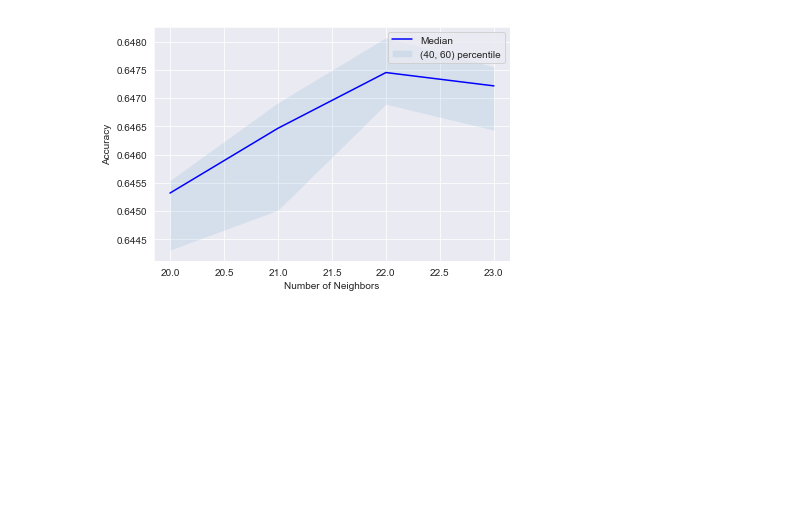
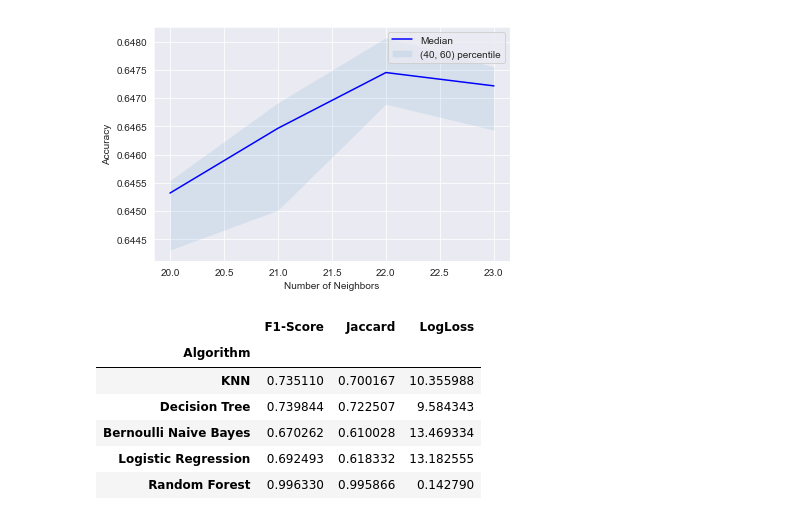
Before and after one commit to sunilsinghuk/Applied-Data-Science_Coursera, a Jupyter notebook: BOTN-04-Modelling.ipynb, the cells around one changed output. Drawn from its saved outputs; the diff is of its cells as text; code cells hidden in the pictures; blank space fills up the shorter version.

```diff
--- a/BOTN-04-Modelling.ipynb
+++ b/BOTN-04-Modelling.ipynb
@@ -200,6 +204,8 @@ C:  0.31622776601683794   2018-10-08 15:04:19.914529
 C:  1.0   2018-10-08 15:04:26.714254
 C:  3.1622776601683795   2018-10-08 15:04:33.369058
 [figure]
+# %%
+LR_model = LogisticRegression(C = 0.1, solver = 'liblinear').fit(X, y)
 # %%
 # Naive Bayes
 
@@ -232,3 +238,5 @@ Alpha:  1.0   2018-10-08 15:06:28.977010
+# %%
+NB_model = BernoulliNB(alpha=a).fit(X, y)
 # %%
 # Decision Forest using a Random Forest
 
@@ -252,3 +260,43 @@ Estimator:  21   2018-10-08 15:46:39.961439
 Estimator:  22   2018-10-08 15:47:19.027772
 Estimator:  23   2018-10-08 15:47:59.712219
 [figure]
+# %%
+Forest_model = RandomForestClassifier(n_estimators = 22, max_features = 'sqrt').fit(X, y)
+# %%
+def get_scores(model):
+
+    # predict
+    yhat = model.predict(X)
+
+    jaccard = metrics.jaccard_similarity_score(y, yhat)
+    f1 = metrics.f1_score(y, yhat, pos_label = 'THEFT')
+    logloss = metrics.log_loss(y == 'THEFT', yhat == 'THEFT')
+
+    return {'Jaccard' : jaccard, 'F1-Score' : f1, 'LogLoss' : logloss}
+
+
+results = []
+models = [[KNN_model, 'KNN'],
+          [Tree_model, 'Decision Tree'],
+          [NB_model, 'Bernoulli Naive Bayes'],
+          [LR_model, 'Logistic Regression'],
+          [Forest_model, 'Random Forest']]
+
+for model, algorithm in models:
+
+    scores = get_scores(model)
+    scores['Algorithm'] = algorithm
+    results.append(scores)
+
+results = pd.DataFrame(results)
+results.set_index('Algorithm', inplace = True)
+
+results
+# %% [output]
+|  | F1-Score | Jaccard | LogLoss |
+| Algorithm |  |  |  |
+| KNN | 0.735110 | 0.700167 | 10.355988 |
+| Decision Tree | 0.739844 | 0.722507 | 9.584343 |
+| Bernoulli Naive Bayes | 0.670262 | 0.610028 | 13.469334 |
+| Logistic Regression | 0.692493 | 0.618332 | 13.182555 |
+| Random Forest | 0.996330 | 0.995866 | 0.142790 |
```
Also changed, not shown: parts of 4 cells of this notebook, 2 other files.
